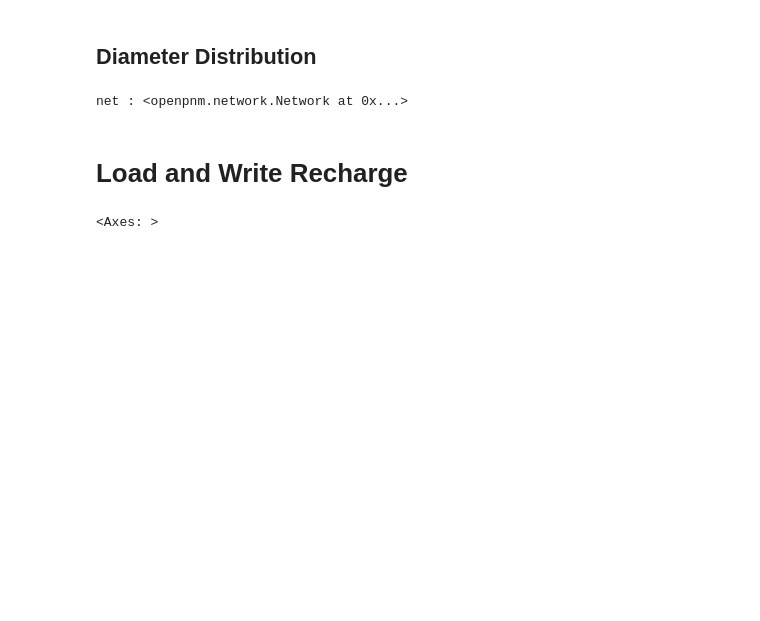
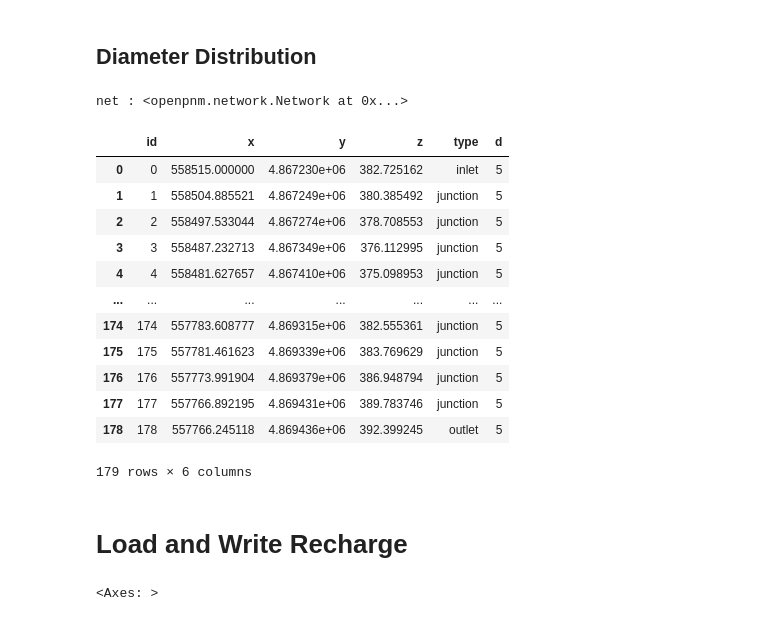
Before and after one commit to jhuang523/UMNBearSpring, a Jupyter notebook: openkarst/steady_state/conduit_geometry_setup.ipynb, the cells around one changed output. Saved outputs shown, nothing was run; the diff lists cells and outputs as text; code cells hidden in the pictures; blank space fills up the shorter version.

```diff
--- a/openkarst/steady_state/conduit_geometry_setup.ipynb
+++ b/openkarst/steady_state/conduit_geometry_setup.ipynb
@@ -58,3 +58,19 @@ network.plot_3D_network(node_color = 'd')
 network.update_diameters(5)
 # %% [output]
 net : <openpnm.network.Network at 0x...>
+# %%
+network.nodes
+# %% [output]
+|  | id | x | y | z | type | d |
+| 0 | 0 | 558515.000000 | 4.867230e+06 | 382.725162 | inlet | 5 |
+| 1 | 1 | 558504.885521 | 4.867249e+06 | 380.385492 | junction | 5 |
+| 2 | 2 | 558497.533044 | 4.867274e+06 | 378.708553 | junction | 5 |
+| 3 | 3 | 558487.232713 | 4.867349e+06 | 376.112995 | junction | 5 |
+| 4 | 4 | 558481.627657 | 4.867410e+06 | 375.098953 | junction | 5 |
+| ... | ... | ... | ... | ... | ... | ... |
+| 174 | 174 | 557783.608777 | 4.869315e+06 | 382.555361 | junction | 5 |
+| 175 | 175 | 557781.461623 | 4.869339e+06 | 383.769629 | junction | 5 |
+| 176 | 176 | 557773.991904 | 4.869379e+06 | 386.948794 | junction | 5 |
+| 177 | 177 | 557766.892195 | 4.869431e+06 | 389.783746 | junction | 5 |
+| 178 | 178 | 557766.245118 | 4.869436e+06 | 392.399245 | outlet | 5 |
+179 rows × 6 columns
```
Also changed, not shown: parts of 4 cells of this notebook, 5 other files.
